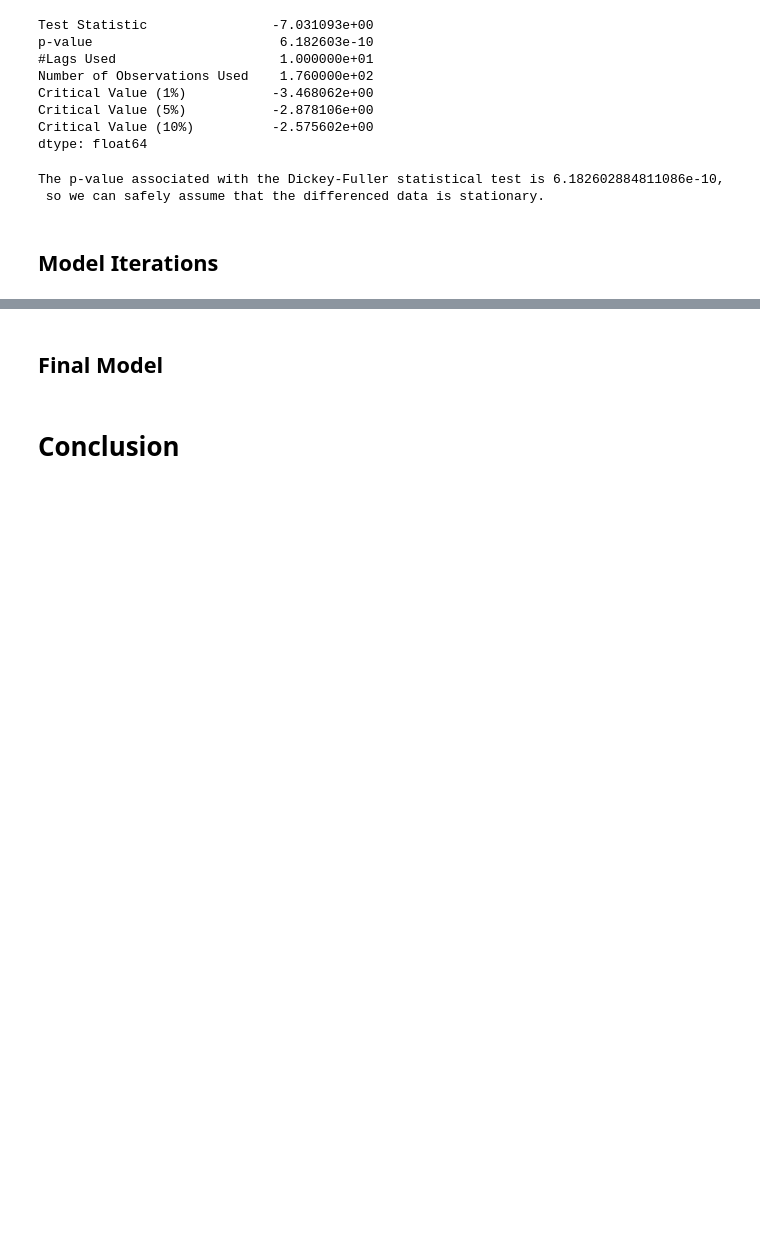
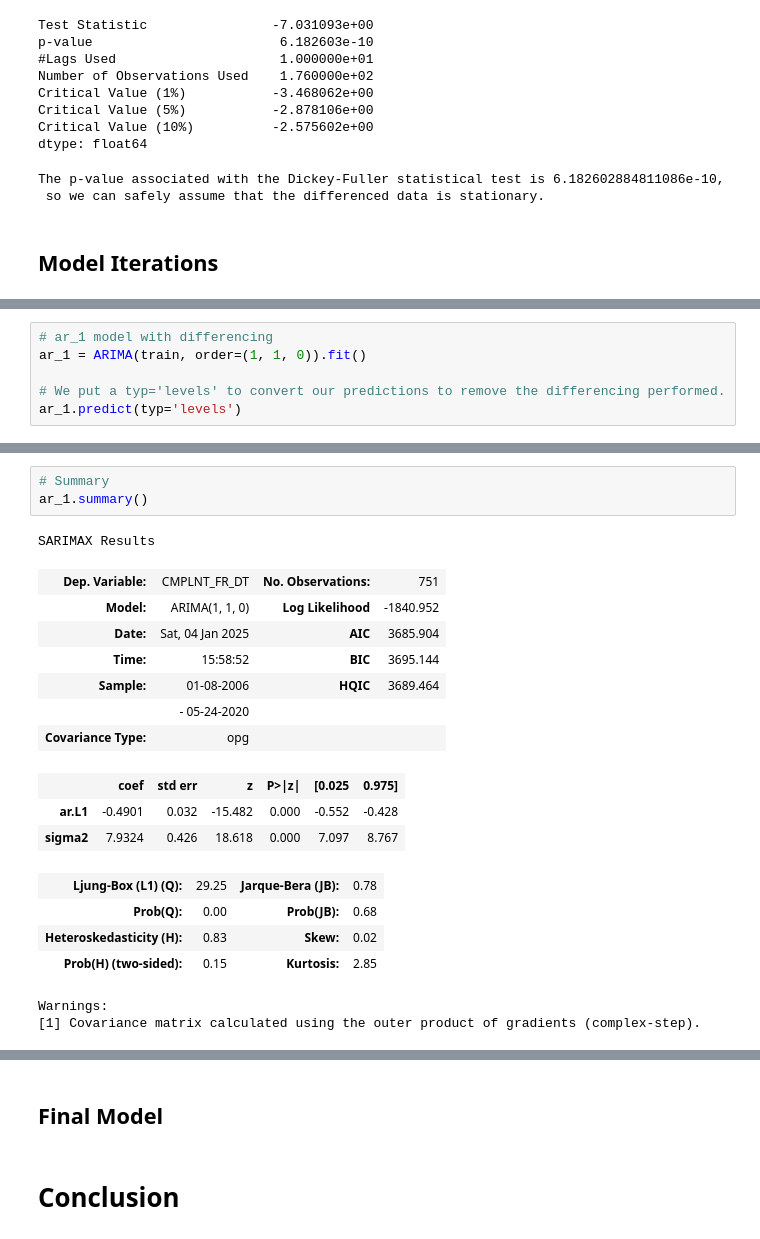
Before and after one commit to scarlettvalentin/nypd_crime, a Jupyter notebook: notebook.ipynb, the cells around one changed output, grey strips where cells are left out. Cells and saved outputs as stored; diff of their text form; blank space fills up the shorter version.

Commit message:
arima models

```diff
--- a/notebook.ipynb
+++ b/notebook.ipynb
@@ -779,0 +782,6 @@ The p-value associated with the Dickey-Fuller statistical test is 6.182602884811
+# %%
+# ar_1 model with differencing
+ar_1 = ARIMA(train, order=(1, 1, 0)).fit()
+
+# We put a typ='levels' to convert our predictions to remove the differencing performed.
+ar_1.predict(typ='levels')
@@ -779,0 +802,21 @@ The p-value associated with the Dickey-Fuller statistical test is 6.182602884811
+# %%
+# Summary
+ar_1.summary()
+# %% [output]
+SARIMAX Results
+| Dep. Variable: | CMPLNT_FR_DT | No. Observations: | 751 |
+| Model: | ARIMA(1, 1, 0) | Log Likelihood | -1840.952 |
+| Date: | Sat, 04 Jan 2025 | AIC | 3685.904 |
+| Time: | 15:58:52 | BIC | 3695.144 |
+| Sample: | 01-08-2006 | HQIC | 3689.464 |
+|  | - 05-24-2020 |  |  |
+| Covariance Type: | opg |  |  |
+|  | coef | std err | z | P>|z| | [0.025 | 0.975] |
+| ar.L1 | -0.4901 | 0.032 | -15.482 | 0.000 | -0.552 | -0.428 |
+| sigma2 | 7.9324 | 0.426 | 18.618 | 0.000 | 7.097 | 8.767 |
+| Ljung-Box (L1) (Q): | 29.25 | Jarque-Bera (JB): | 0.78 |
+| Prob(Q): | 0.00 | Prob(JB): | 0.68 |
+| Heteroskedasticity (H): | 0.83 | Skew: | 0.02 |
+| Prob(H) (two-sided): | 0.15 | Kurtosis: | 2.85 |
+Warnings:
+[1] Covariance matrix calculated using the outer product of gradients (complex-step).
```
Also changed, not shown: parts of 15 cells of this notebook.
